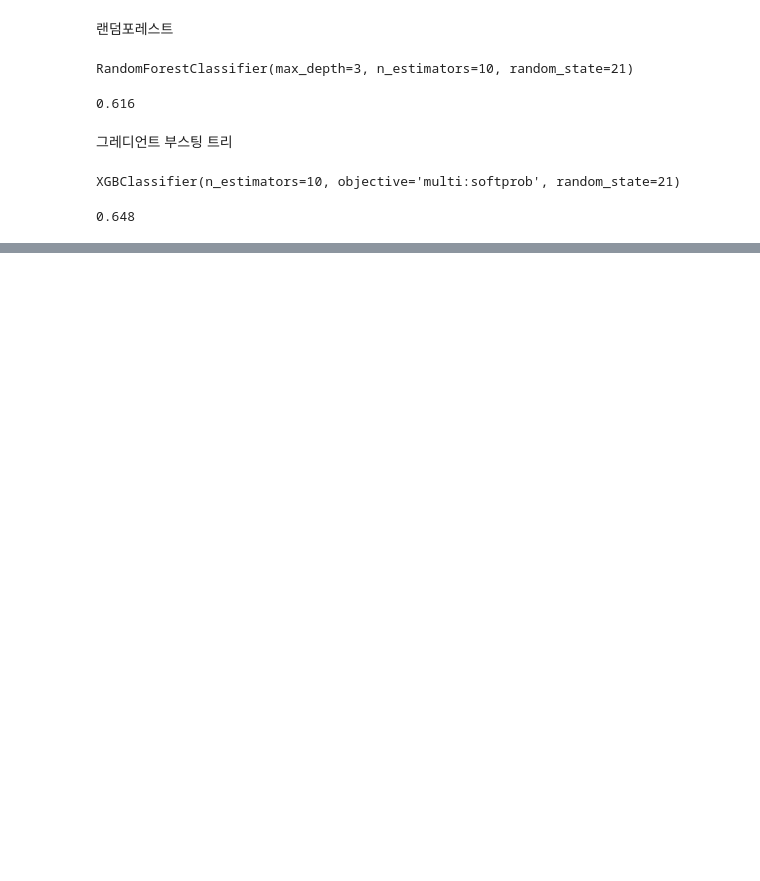
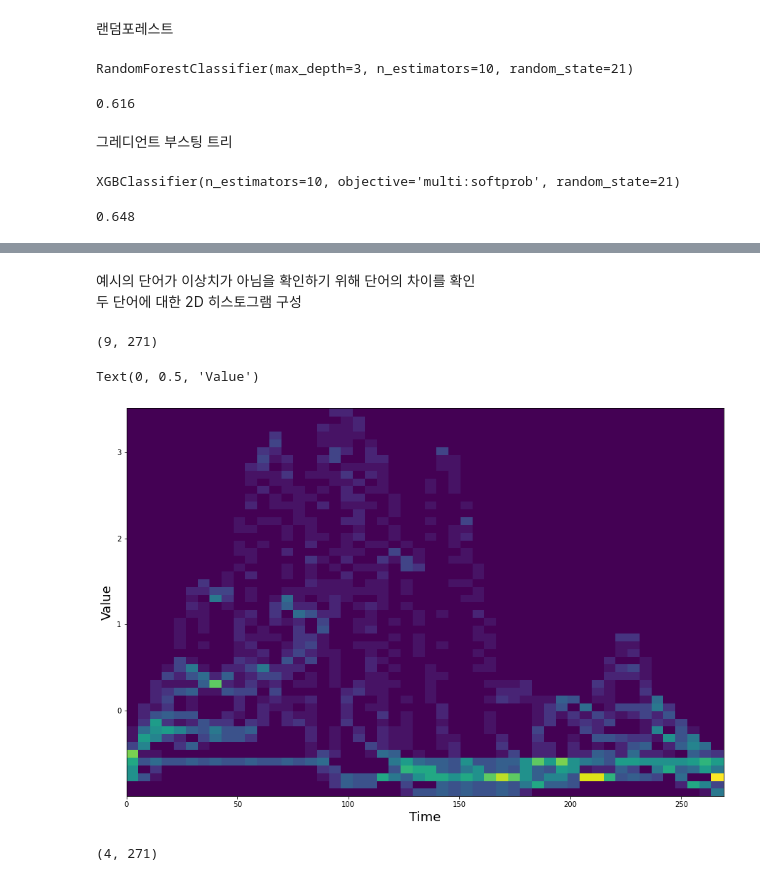
Before and after one commit to moneyflo/TimeSeries, a Jupyter notebook: Practical_Time_Series_Analysis/PTSA_chap_09.ipynb, the cells around one changed output, grey strips where cells are left out. Cells and saved outputs as stored; diff of their text form; code cells hidden in the pictures; blank space fills up the shorter version.

```diff
--- a/Practical_Time_Series_Analysis/PTSA_chap_09.ipynb
+++ b/Practical_Time_Series_Analysis/PTSA_chap_09.ipynb
@@ -155,0 +290,37 @@ end = time.time()
+# %% [markdown]
+예시의 단어가 이상치가 아님을 확인하기 위해 단어의 차이를 확인<br/>
+두 단어에 대한 2D 히스토그램 구성
+# %%
+# word = 12
+
+x = np.array([])
+y = np.array([])
+
+w = 12
+selected_words = words[words.word == w]
+selected_words.shape
+# %% [output]
+(9, 271)
+# %%
+for idx, row in selected_words.iterrows():
+    y = np.hstack([y, row[1:271]])
+    x = np.hstack([x, np.array(range(270))])
+
+fig, ax = plt.subplots()
+hist = ax.hist2d(x, y, bins = 50)
+plt.xlabel("Time", fontsize = 18)
+plt.ylabel("Value", fontsize = 18)
+# %% [output]
+Text(0, 0.5, 'Value')
+[figure, added]
+# %%
+# word = 23
+
+x = np.array([])
+y = np.array([])
+
+w = 23
+selected_words = words[words.word == w]
+selected_words.shape
+# %% [output]
+(4, 271)
```
Also changed, not shown: parts of 42 cells of this notebook.
